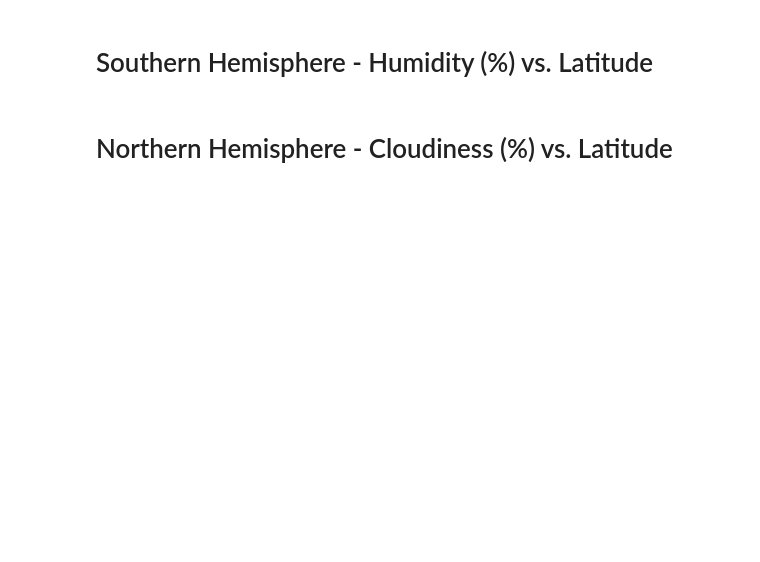
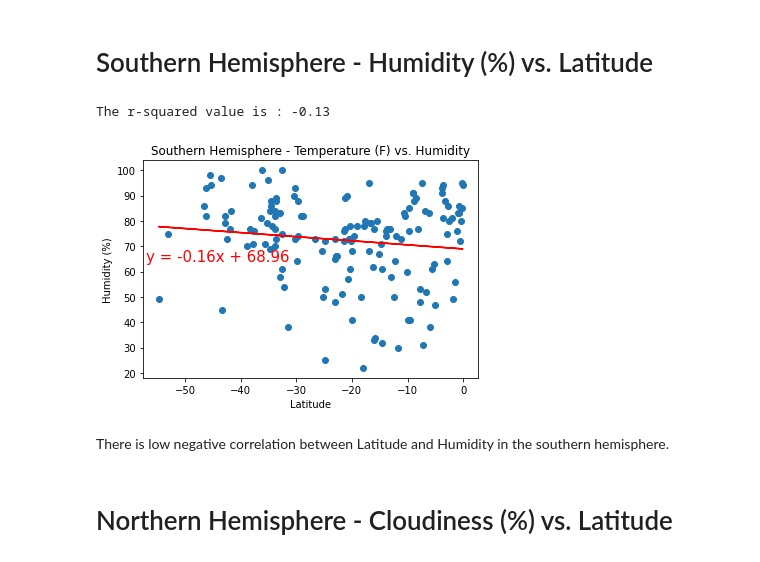
Before and after one commit to mtamrakar656/python-api-challenge, a Jupyter notebook: WeatherPy/WeatherPy.ipynb, the cells around one changed output. Drawn from its saved outputs; the diff is of its cells as text; code cells hidden in the pictures; blank space fills up the shorter version.

```diff
--- a/WeatherPy/WeatherPy.ipynb
+++ b/WeatherPy/WeatherPy.ipynb
@@ -309,4 +333,23 @@ plt.savefig("output_data/Northern Hemisphere - Temperature (F) vs. Latitude.png"
 # %% [markdown]
 # Southern Hemisphere - Humidity (%) vs. Latitude
+# %%
+# Call linear_regression
+data_plot = linear_regression(southern_hemisphere["Lat"], southern_hemisphere["Humidity"])
+
+# Call annotation
+annotation(data_plot, -57, 64)
+
+# Set title, xlabel, ylabel
+plt.title("Southern Hemisphere - Temperature (F) vs. Humidity")
+plt.xlabel("Latitude")
+plt.ylabel("Humidity (%)")
+
+# Save the figure
+plt.savefig("output_data/Southern Hemisphere - Humidity (%) vs. Latitude.png")
+# %% [output]
+The r-squared value is : -0.13
+[figure, added]
+# %% [markdown]
+There is low negative correlation between Latitude and Humidity in the southern hemisphere.
 # %% [markdown]
 # Northern Hemisphere - Cloudiness (%) vs. Latitude
```
Also changed, not shown: parts of 10 cells of this notebook, 8 other files.
